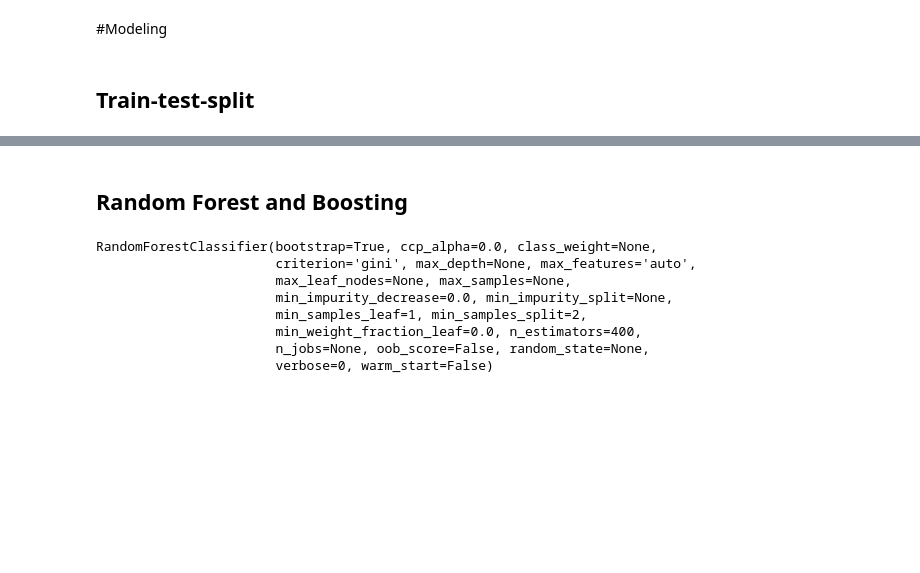
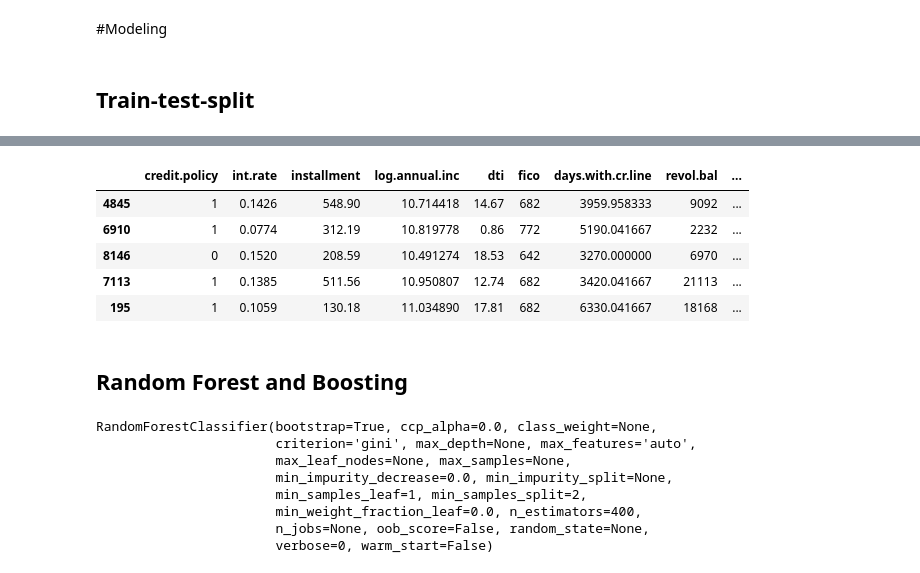
Before and after one commit to taylorec/LoanApp_Streamlit, a Jupyter notebook: Loan_Data_SupervisedClassification.ipynb, the cells around one changed output, grey strips where cells are left out. Cells and saved outputs as stored; diff of their text form; code cells hidden in the pictures; blank space fills up the shorter version.

```diff
--- a/Loan_Data_SupervisedClassification.ipynb
+++ b/Loan_Data_SupervisedClassification.ipynb
@@ -276,3 +308,12 @@ X_train, X_test, y_train, y_test = train_test_split(X, y, test_size=0.30, random
+# %%
+X_train.head()
+# %% [output]
+|  | credit.policy | int.rate | installment | log.annual.inc | dti | fico | days.with.cr.line | revol.bal | ... |
+| 4845 | 1 | 0.1426 | 548.90 | 10.714418 | 14.67 | 682 | 3959.958333 | 9092 | ... |
+| 6910 | 1 | 0.0774 | 312.19 | 10.819778 | 0.86 | 772 | 5190.041667 | 2232 | ... |
+| 8146 | 0 | 0.1520 | 208.59 | 10.491274 | 18.53 | 642 | 3270.000000 | 6970 | ... |
+| 7113 | 1 | 0.1385 | 511.56 | 10.950807 | 12.74 | 682 | 3420.041667 | 21113 | ... |
+| 195 | 1 | 0.1059 | 130.18 | 11.034890 | 17.81 | 682 | 6330.041667 | 18168 | ... |
 # %% [markdown]
 ## Random Forest and Boosting
 # %%
```
Also changed, not shown: parts of 6 cells of this notebook, 1 other file.
